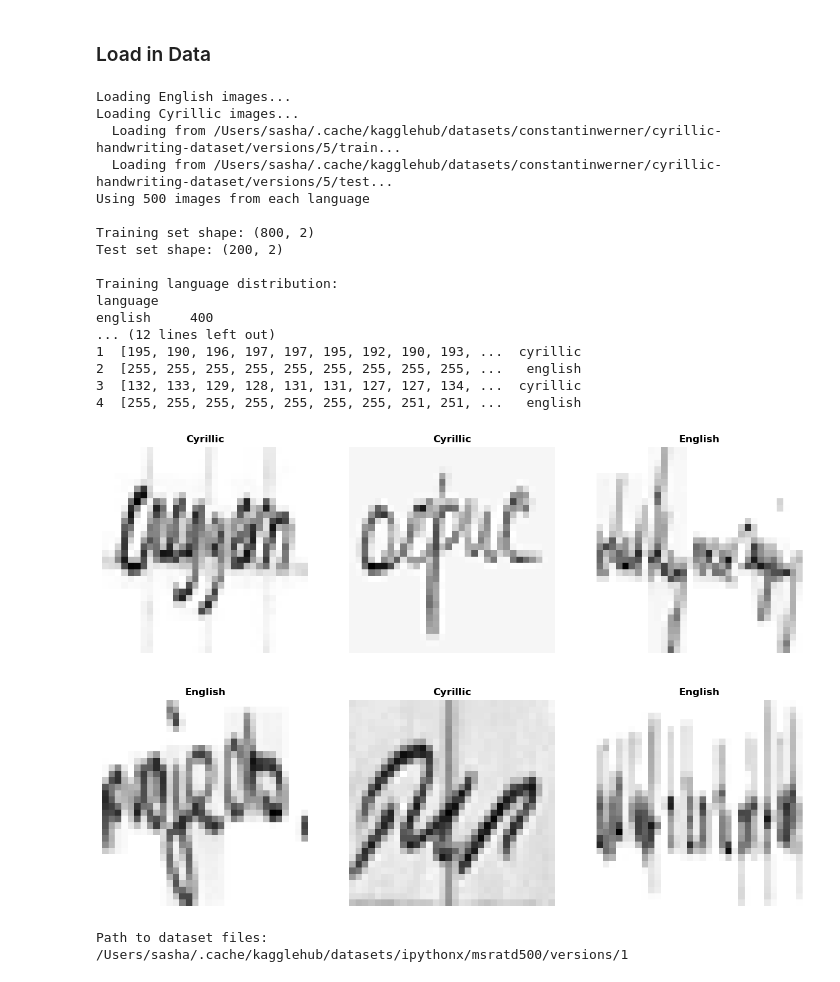
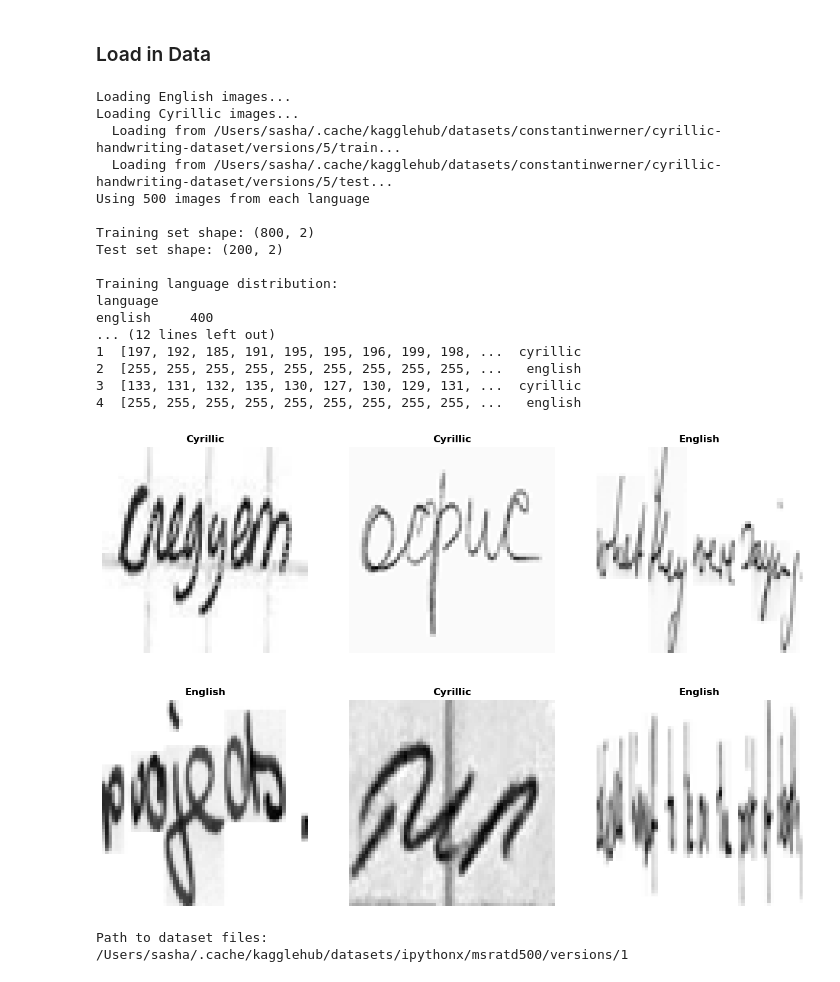
Before and after one commit to aleksandratyutyunik/DS4420-Final, a Jupyter notebook: Handwriting-Data-Preprocessing.ipynb, the cells around one changed output. Drawn from its saved outputs; the diff is of its cells as text; code cells hidden in the pictures.

```diff
--- a/Handwriting-Data-Preprocessing.ipynb
+++ b/Handwriting-Data-Preprocessing.ipynb
@@ -93,7 +93,7 @@ def load_images_from_folder(folder_path, language_label, max_images=None, target
 def create_dataframe(english_folder,
                      cyrillic_folders,
                      num_samples_per_language=None,
-                     target_size=(32, 32),
+                     target_size=(64, 64),
                      test_size=0.2,
                      random_state=42):
     """
@@ -190,12 +190,12 @@ Training language distribution:
 language
 english     400
 ... (12 lines left out)
-1  [195, 190, 196, 197, 197, 195, 192, 190, 193, ...  cyrillic
+1  [197, 192, 185, 191, 195, 195, 196, 199, 198, ...  cyrillic
 2  [255, 255, 255, 255, 255, 255, 255, 255, 255, ...   english
-3  [132, 133, 129, 128, 131, 131, 127, 127, 134, ...  cyrillic
-4  [255, 255, 255, 255, 255, 255, 255, 251, 251, ...   english
+3  [133, 131, 132, 135, 130, 127, 130, 129, 131, ...  cyrillic
+4  [255, 255, 255, 255, 255, 255, 255, 255, 255, ...   english
 # %%
-def visualize_sample_images(df, num_samples=6, img_height=32, img_width=32):
+def visualize_sample_images(df, num_samples=6, img_height=64, img_width=64):
     """
     Visualize multiple random images from the dataset.
 
@@ -204,35 +204,35 @@ def visualize_sample_images(df, num_samples=6, img_height=32, img_width=32):
     - num_samples: Number of images to display
     - img_height: Height of the image
     - img_width: Width of the image
     """
 
     sample_df = df.sample(n=min(num_samples, len(df)), random_state=42)
 
     rows = (num_samples + 2) // 3
     cols = min(3, num_samples)
 
     fig, axes = plt.subplots(rows, cols, figsize=(15, 5*rows))
 
     if num_samples == 1:
         axes = [axes]
     else:
         axes = axes.flatten() if num_samples > 3 else axes
 
     for idx, (_, row) in enumerate(sample_df.iterrows()):
         if idx >= num_samples:
             break
 
         img_2d = row['image'].reshape(img_height, img_width)
 
         axes[idx].imshow(img_2d, cmap='gray')
         axes[idx].set_title(f"{row['language'].capitalize()}", fontsize=12, fontweight='bold')
         axes[idx].axis('off')
 
     plt.show()
 
-visualize_sample_images(train_df, num_samples=6, img_height=32, img_width=32)
+visualize_sample_images(train_df, num_samples=6, img_height=64, img_width=64)
 # %% [output]
-[figure, old version]
+[figure, new version]
 # %%
 # exploded data for cnn
 df_explode_train = pd.concat([pd.DataFrame(train_df['image'].to_list()), train_df['language']], axis=1)
```
Also changed, not shown: 3 other files.
